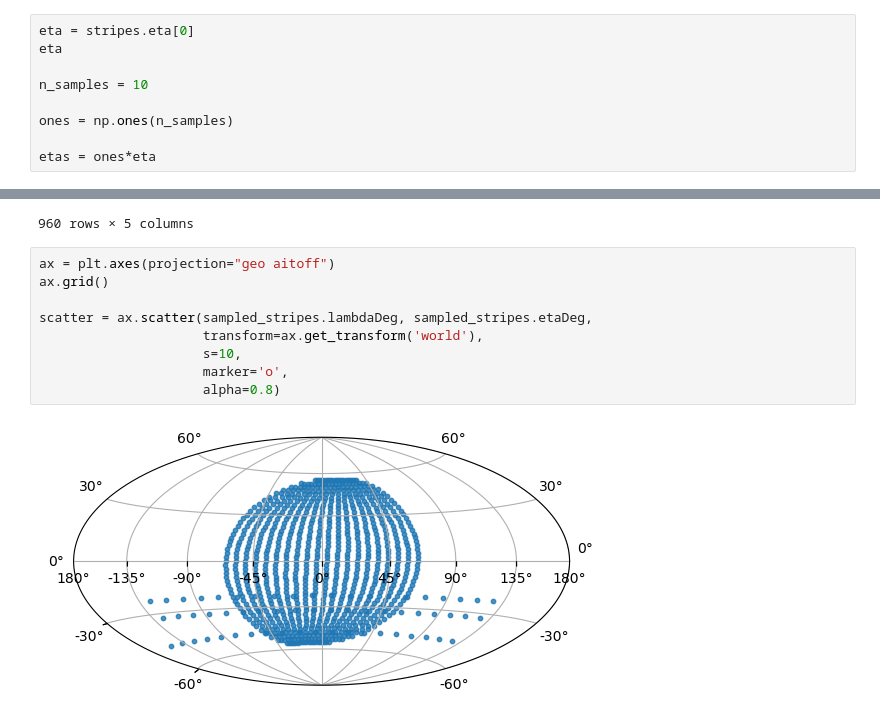
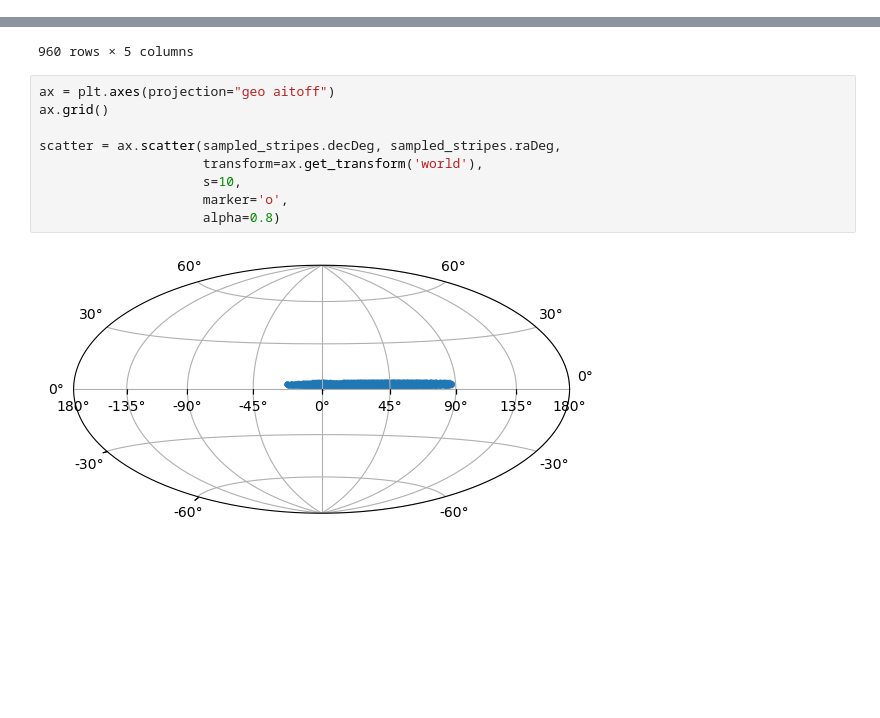
Before and after one commit to Cranberry-Juice/GRS-V, a Jupyter notebook: stripes.ipynb, the cells around one changed output, grey strips where cells are left out. Cells and saved outputs as stored; diff of their text form; blank space fills up the shorter version.

```diff
--- a/stripes.ipynb
+++ b/stripes.ipynb
@@ -37,12 +37,3 @@ def sdss_coord_2_cel(l, eta):
     delta = np.arcsin(np.cos(l) * np.sin(eta + d2r(32.5)))
     alpha = np.arccos(-np.sin(l)/np.cos(delta)) + d2r(95)
     return delta, alpha
-# %%
-eta = stripes.eta[0]
-eta
-
-n_samples = 10
-
-ones = np.ones(n_samples)
-
-etas = ones*eta
@@ -110,11 +93,11 @@ sampled_stripes
 # %%
 ax = plt.axes(projection="geo aitoff")
 ax.grid()
 
-scatter = ax.scatter(sampled_stripes.lambdaDeg, sampled_stripes.etaDeg,
+scatter = ax.scatter(sampled_stripes.decDeg, sampled_stripes.raDeg,
                      transform=ax.get_transform('world'),
                      s=10,
                      marker='o',
                      alpha=0.8)
 # %% [output]
-[figure, old version]
+[figure, new version]
```
Also changed, not shown: parts of 2 cells of this notebook.
